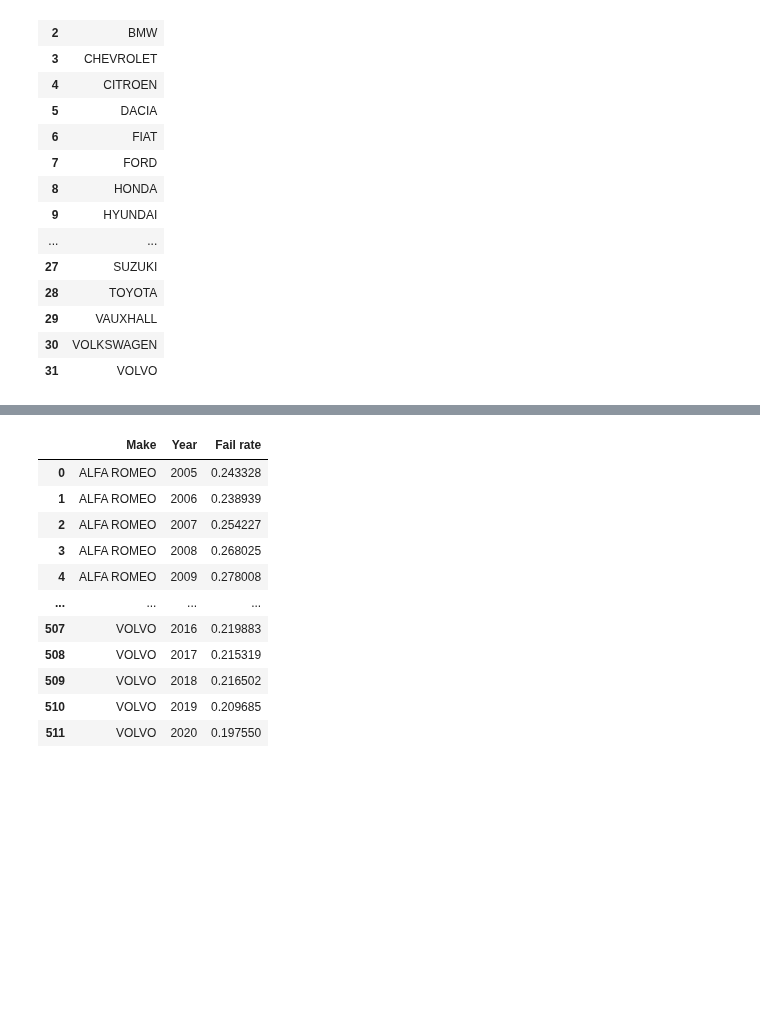
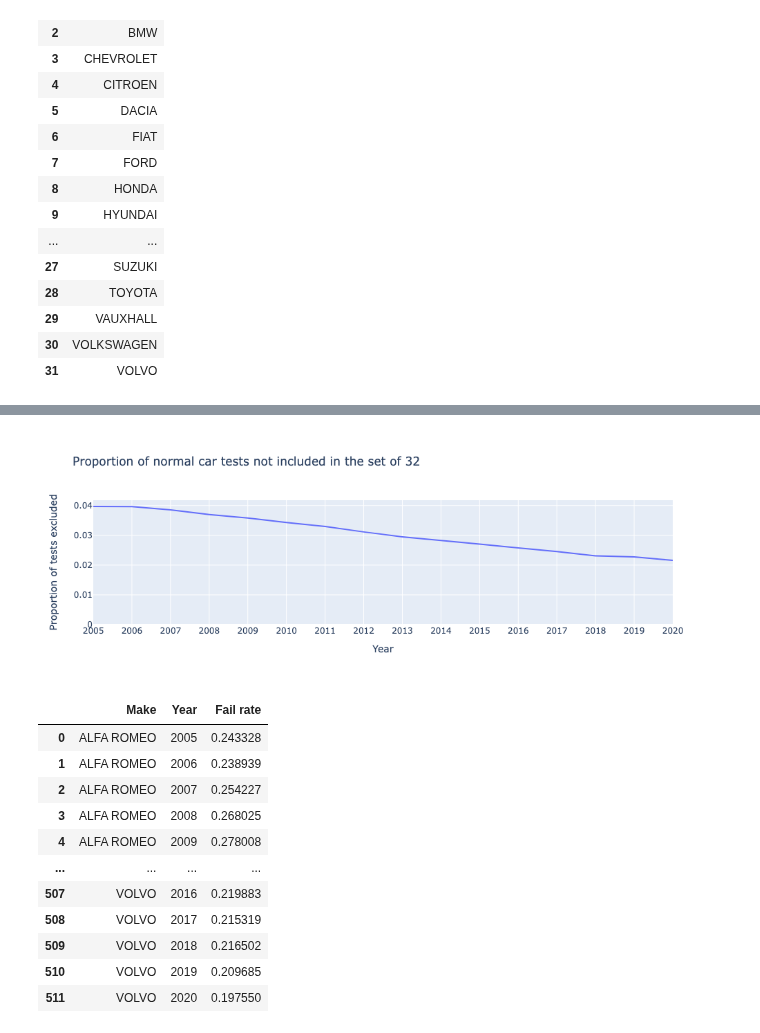
Before and after one commit to michalc/dft-mot-analysis, a Jupyter notebook: 03 - explore.ipynb, the cells around one changed output, grey strips where cells are left out. Cells and saved outputs as stored; diff of their text form; code cells hidden in the pictures; blank space fills up the shorter version.

```diff
--- a/03 - explore.ipynb
+++ b/03 - explore.ipynb
@@ -4,8 +4,7 @@ import pandas as pd
 import plotly.express as px
 import plotly.io as pio
 
-target_db = "dft-mot-results-and-test-items-2005-to-2020.sqlite"
-con = sqlite3.connect(target_db)
+con = sqlite3.connect("dft-mot-results-and-test-items-2005-to-2020.sqlite")
 # %%
 df = pd.read_sql_query("""
     SELECT count(*) AS "Number of MOTs"
@@ -188,8 +206,10 @@ df
 # %%
-df.plot.line()
-ax = plt.gca()
-ax.set_title('Proportion of normal car tests with makes not included in the set of 32')
-ax.set_ylabel("Proportion over all normal car tests")
-plt.savefig("charts/05 - Proportion of test with makes not in 32.svg", bbox_inches="tight")
-plt.show()
+fig = px.line(df, y='Proportion of tests excluded', title='Proportion of normal car tests not included in the set of 32')
+fig.update_layout(showlegend=False)
+fig.update_yaxes(rangemode='tozero')
+fig.update_layout({
+   'paper_bgcolor': 'rgba(0, 0, 0, 0)',
+})
+pio.write_image(fig, 'charts/02 - Proportion of normal car tests not included in the set of 32.svg', height=400, width=800)
+fig.show()
 # %% [output]
@@ -197,3 +216,4 @@ plt.show()
+[figure, added]
 # %%
 df = pd.read_sql_query(f"""
     SELECT
```
Also changed, not shown: parts of 7 cells of this notebook.
